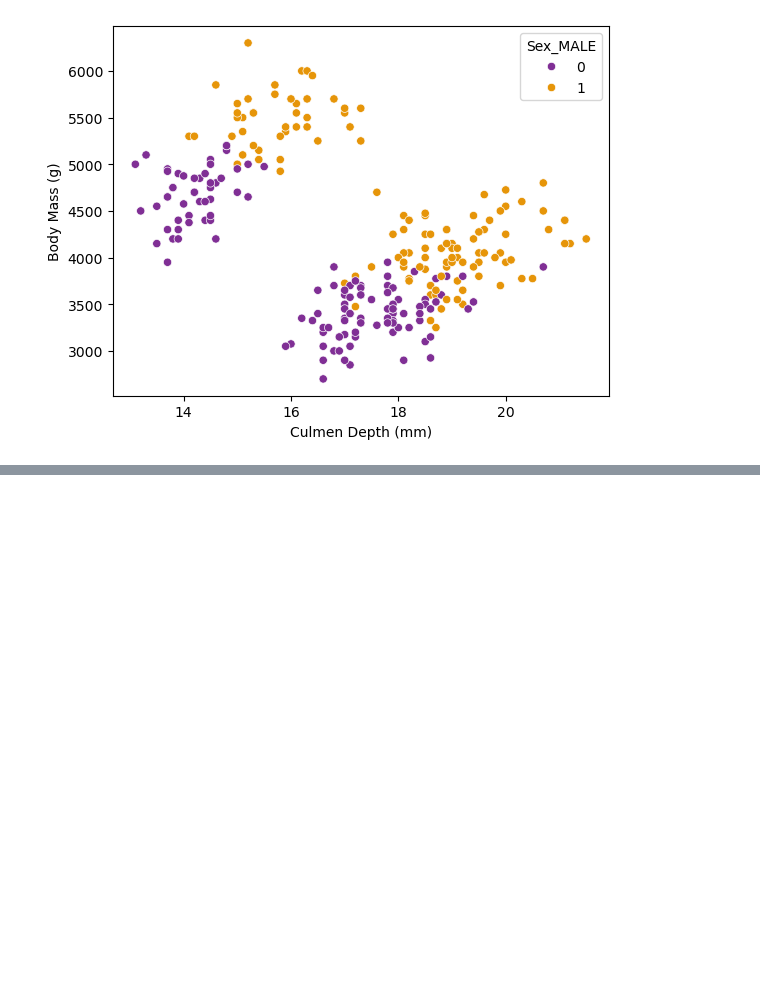
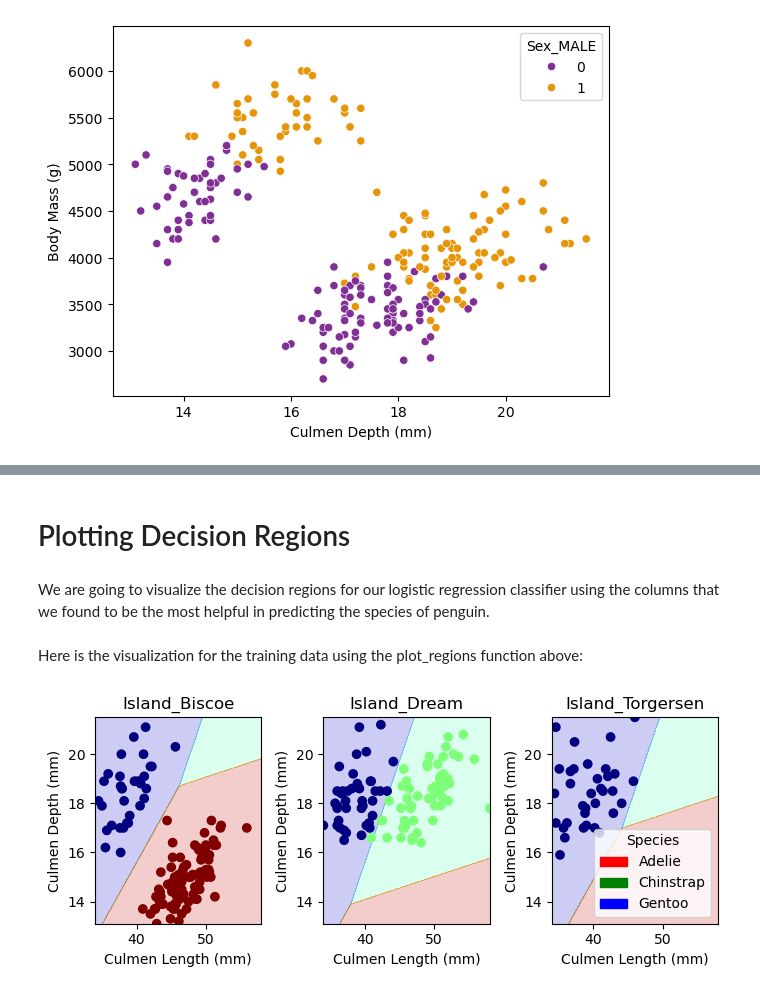
Before and after one commit to charliemoore00/charliemoore00.github.io, a Jupyter notebook: posts/penguins-blog-post/index.ipynb, the cells around one changed output, grey strips where cells are left out. Drawn from its saved outputs; the diff is of its cells as text; code cells hidden in the pictures; blank space fills up the shorter version.

Commit message:
first draft of penguins done! submitting for feedback

```diff
--- a/posts/penguins-blog-post/index.ipynb
+++ b/posts/penguins-blog-post/index.ipynb
@@ -171,0 +203,4 @@ Summarize findings and describe what you learned from the process of completing
+# %% [markdown]
+# Plotting Decision Regions
+# %% [markdown]
+We are going to visualize the decision regions for our logistic regression classifier using the columns that we found to be the most helpful in predicting the species of penguin.
@@ -171,0 +262,11 @@ Summarize findings and describe what you learned from the process of completing
+# %% [markdown]
+Here is the visualization for the training data using the plot_regions function above:
+# %%
+cols = ["Culmen Length (mm)", "Culmen Depth (mm)", "Island_Biscoe", "Island_Dream", "Island_Torgersen"]
+
+LR = LogisticRegression(max_iter=99999999)
+LR.fit(X_train[cols], y_train)
+
+plot_regions(LR, X_train[cols], y_train)
+# %% [output]
+[figure, added]
```
Also changed, not shown: parts of 38 cells of this notebook, 9 other files.
